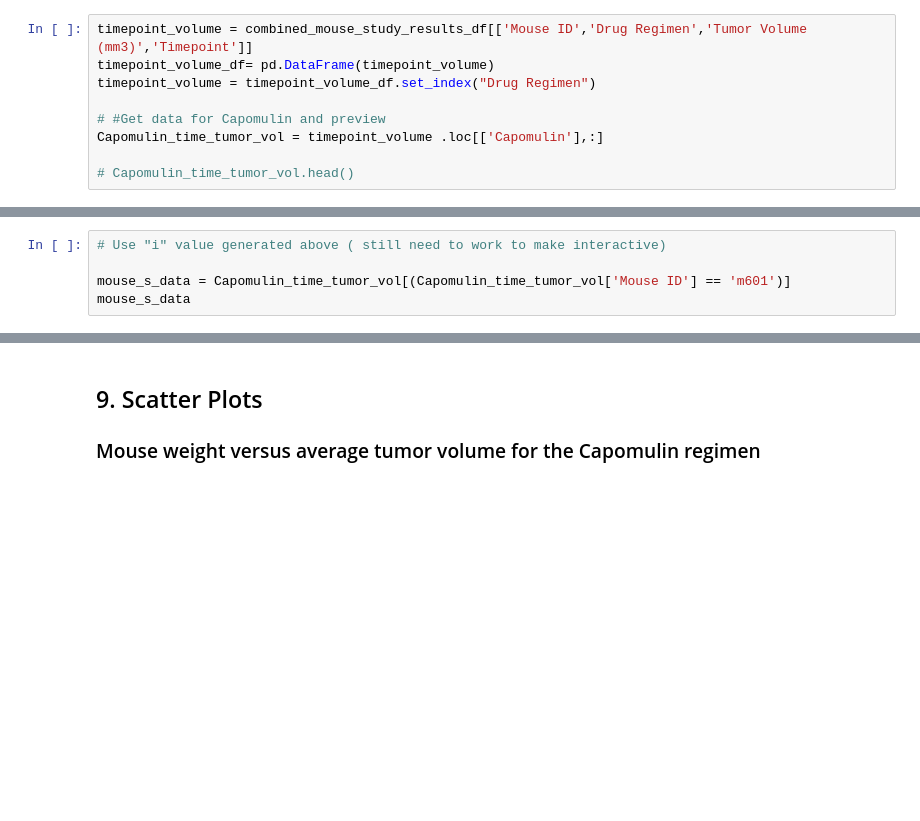
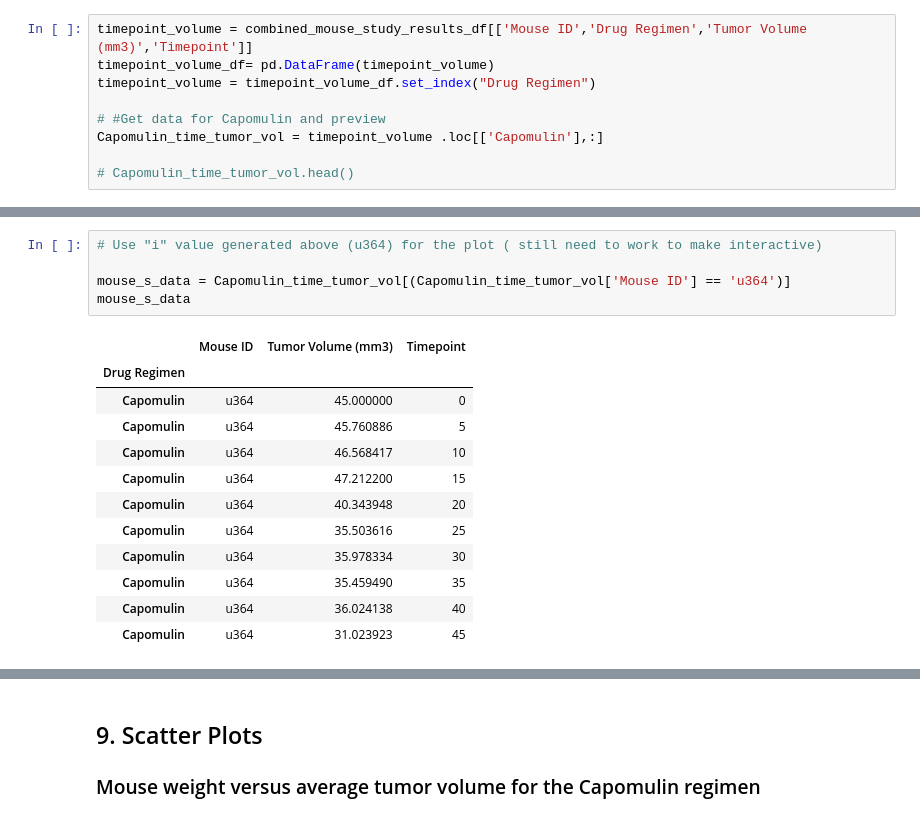
Before and after one commit to mafven/matplotlib-challenge, a Jupyter notebook: pymaceuticals_starter.ipynb, the cells around one changed output, grey strips where cells are left out. Cells and saved outputs as stored; diff of their text form; blank space fills up the shorter version.

```diff
--- a/pymaceuticals_starter.ipynb
+++ b/pymaceuticals_starter.ipynb
@@ -372,8 +377,21 @@ i
 # %%
-# Use "i" value generated above ( still need to work to make interactive)
+# Use "i" value generated above (u364) for the plot ( still need to work to make interactive)
 
-mouse_s_data = Capomulin_time_tumor_vol[(Capomulin_time_tumor_vol['Mouse ID'] == 'm601')]
+mouse_s_data = Capomulin_time_tumor_vol[(Capomulin_time_tumor_vol['Mouse ID'] == 'u364')]
 mouse_s_data
+# %% [output]
+|  | Mouse ID | Tumor Volume (mm3) | Timepoint |
+| Drug Regimen |  |  |  |
+| Capomulin | u364 | 45.000000 | 0 |
+| Capomulin | u364 | 45.760886 | 5 |
+| Capomulin | u364 | 46.568417 | 10 |
+| Capomulin | u364 | 47.212200 | 15 |
+| Capomulin | u364 | 40.343948 | 20 |
+| Capomulin | u364 | 35.503616 | 25 |
+| Capomulin | u364 | 35.978334 | 30 |
+| Capomulin | u364 | 35.459490 | 35 |
+| Capomulin | u364 | 36.024138 | 40 |
+| Capomulin | u364 | 31.023923 | 45 |
 # %%
 # Get data for sample mouse
 
```
Also changed, not shown: parts of 5 cells of this notebook.
